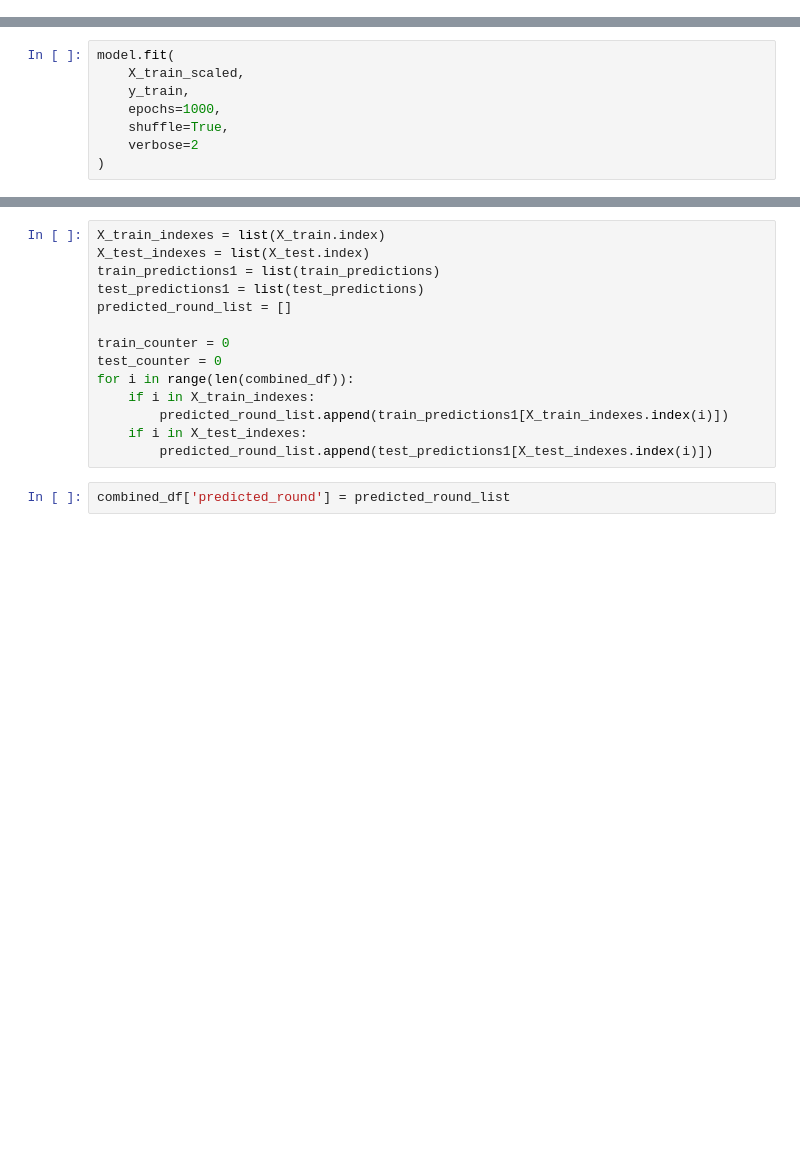
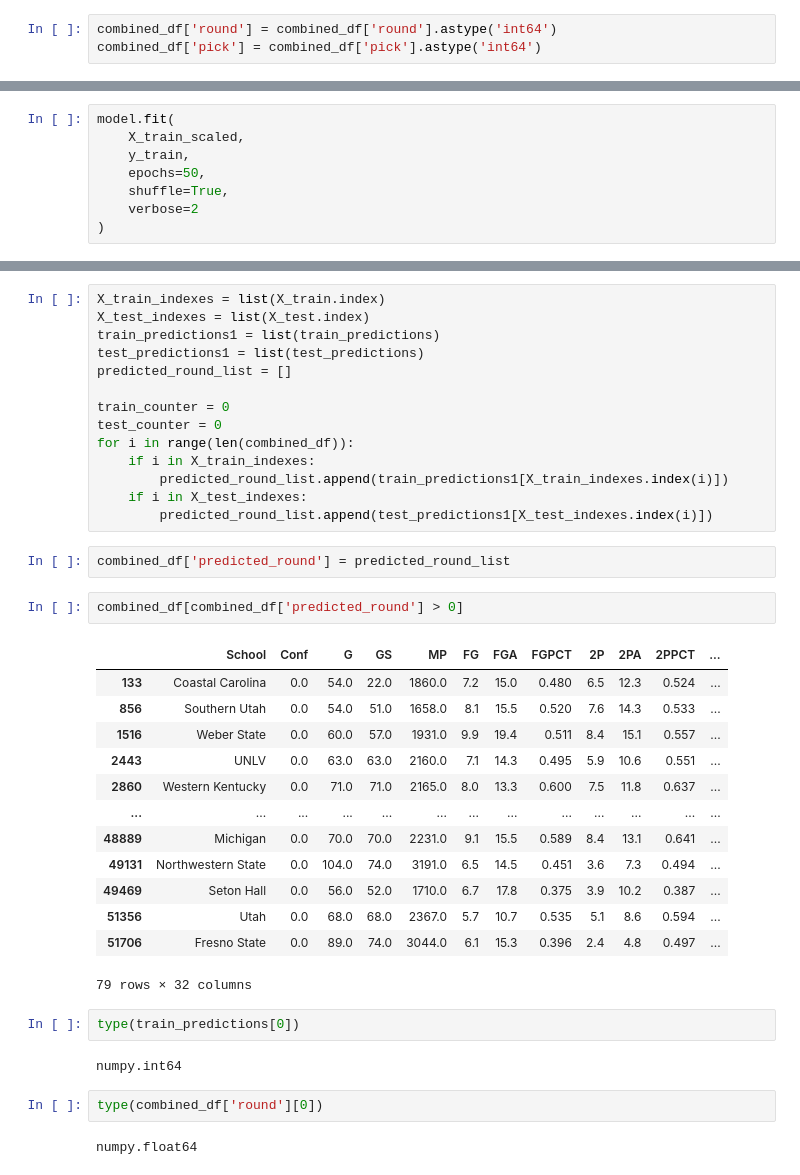
Before and after one commit to jacance/slam-dunk-analytics, a Jupyter notebook: ML_Test_TTS.ipynb, the cells around one changed output, grey strips where cells are left out. Cells and saved outputs as stored; diff of their text form; blank space fills up the shorter version.

```diff
--- a/ML_Test_TTS.ipynb
+++ b/ML_Test_TTS.ipynb
@@ -69,6 +69,9 @@ combined_df
 | 52003 | Stony Brook | 0.0 | 2.0 | 0.0 | 7.0 | 5.7 | 17.1 | 0.333 | 0.0 | 11.4 | 0.000 | ... |
 | 52004 | BYU | 0.0 | 119.0 | 61.0 | 2100.0 | 4.0 | 9.3 | 0.429 | 2.0 | 3.8 | 0.538 | ... |
 52005 rows × 31 columns
+# %%
+combined_df['round'] = combined_df['round'].astype('int64')
+combined_df['pick'] = combined_df['pick'].astype('int64')
 # %%
 combined_df.columns
 # %% [output]
@@ -173,7 +176,7 @@ model.compile(optimizer='adam',
 model.fit(
     X_train_scaled,
     y_train,
-    epochs=1000,
+    epochs=50,
     shuffle=True,
     verbose=2
 )
@@ -228,3 +231,27 @@ for i in range(len(combined_df)):
         predicted_round_list.append(test_predictions1[X_test_indexes.index(i)])
 # %%
 combined_df['predicted_round'] = predicted_round_list
+# %%
+combined_df[combined_df['predicted_round'] > 0]
+# %% [output]
+|  | School | Conf | G | GS | MP | FG | FGA | FGPCT | 2P | 2PA | 2PPCT | ... |
+| 133 | Coastal Carolina | 0.0 | 54.0 | 22.0 | 1860.0 | 7.2 | 15.0 | 0.480 | 6.5 | 12.3 | 0.524 | ... |
+| 856 | Southern Utah | 0.0 | 54.0 | 51.0 | 1658.0 | 8.1 | 15.5 | 0.520 | 7.6 | 14.3 | 0.533 | ... |
+| 1516 | Weber State | 0.0 | 60.0 | 57.0 | 1931.0 | 9.9 | 19.4 | 0.511 | 8.4 | 15.1 | 0.557 | ... |
+| 2443 | UNLV | 0.0 | 63.0 | 63.0 | 2160.0 | 7.1 | 14.3 | 0.495 | 5.9 | 10.6 | 0.551 | ... |
+| 2860 | Western Kentucky | 0.0 | 71.0 | 71.0 | 2165.0 | 8.0 | 13.3 | 0.600 | 7.5 | 11.8 | 0.637 | ... |
+| ... | ... | ... | ... | ... | ... | ... | ... | ... | ... | ... | ... | ... |
+| 48889 | Michigan | 0.0 | 70.0 | 70.0 | 2231.0 | 9.1 | 15.5 | 0.589 | 8.4 | 13.1 | 0.641 | ... |
+| 49131 | Northwestern State | 0.0 | 104.0 | 74.0 | 3191.0 | 6.5 | 14.5 | 0.451 | 3.6 | 7.3 | 0.494 | ... |
+| 49469 | Seton Hall | 0.0 | 56.0 | 52.0 | 1710.0 | 6.7 | 17.8 | 0.375 | 3.9 | 10.2 | 0.387 | ... |
+| 51356 | Utah | 0.0 | 68.0 | 68.0 | 2367.0 | 5.7 | 10.7 | 0.535 | 5.1 | 8.6 | 0.594 | ... |
+| 51706 | Fresno State | 0.0 | 89.0 | 74.0 | 3044.0 | 6.1 | 15.3 | 0.396 | 2.4 | 4.8 | 0.497 | ... |
+79 rows × 32 columns
+# %%
+type(train_predictions[0])
+# %% [output]
+numpy.int64
+# %%
+type(combined_df['round'][0])
+# %% [output]
+numpy.float64
```
Also changed, not shown: parts of 5 cells of this notebook.
